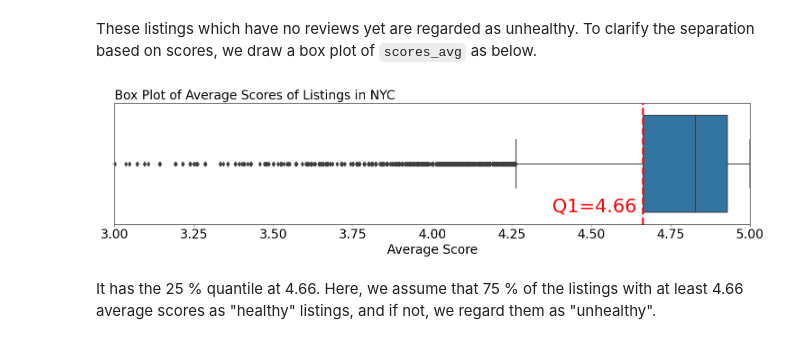
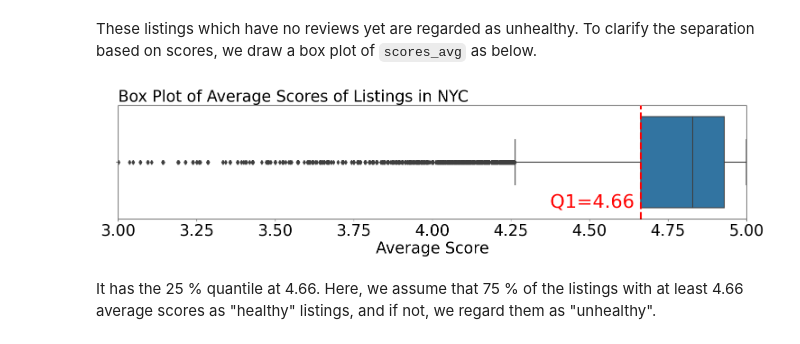
Before and after one commit to harryh5427/AirBnB_Pricing, a Jupyter notebook: 1_FeatureEngineering.ipynb, the cells around one changed output. Saved outputs shown, nothing was run; the diff lists cells and outputs as text; code cells hidden in the pictures.

```diff
--- a/1_FeatureEngineering.ipynb
+++ b/1_FeatureEngineering.ipynb
@@ -1172,18 +1172,18 @@ These listings which have no reviews yet are regarded as unhealthy. To clarify t
 # %%
 plt.figure(figsize=(15, 4))
 score_quant25 = df['scores_avg'].quantile(0.25)
 plt.axvline(score_quant25, ls='--', c='r', lw=3, zorder=3)
 plt.text(score_quant25, 0.4, 'Q1=' + str(round(score_quant25, 2)) + ' ', ha='right', c='r', fontsize=30)
 sns.boxplot(x=df['scores_avg'])
 plt.xlim(left=3., right=5.)
-plt.tick_params('x', labelsize=20)
-plt.xlabel('Average Score', fontsize=20)
-plt.title('Box Plot of Average Scores of Listings in NYC', fontsize=20, loc='left')
+plt.tick_params('x', labelsize=25)
+plt.xlabel('Average Score', fontsize=25)
+plt.title('Box Plot of Average Scores of Listings in NYC', fontsize=25, loc='left')
 plt.tight_layout()
 plt.savefig('figures/box_rating.pdf')
 plt.show()
 # %% [output]
-[figure, old version]
+[figure, new version]
 # %% [markdown]
 It has the 25 % quantile at 4.66. Here, we assume that 75 % of the listings with at least 4.66 average scores as "healthy" listings, and if not, we regard them as "unhealthy".
 # %% [markdown]
```
Also changed, not shown: parts of 3 cells of this notebook, 15 other files.
